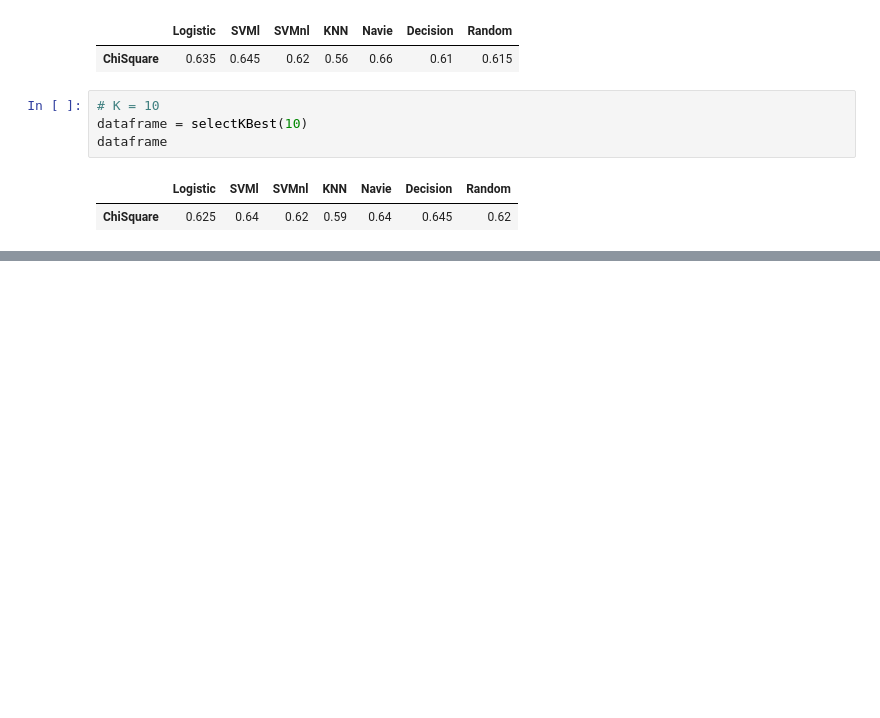
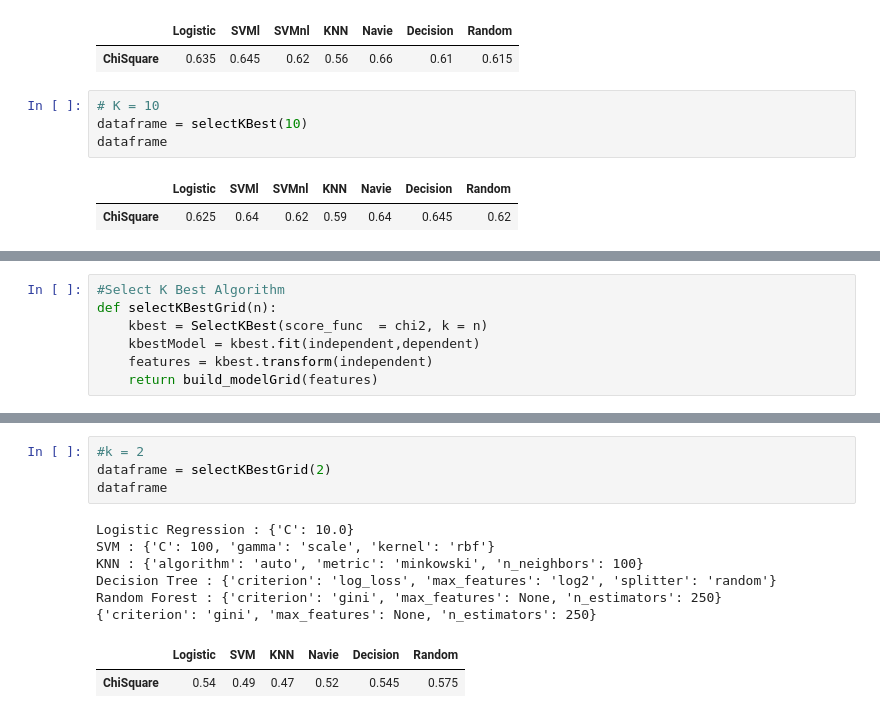
Before and after one commit to ThanigaivelGanapathi/ML-Capstone-Project, a Jupyter notebook: Feature Selection.ipynb, the cells around one changed output, grey strips where cells are left out. Cells and saved outputs as stored; diff of their text form; blank space fills up the shorter version.

```diff
--- a/Feature Selection.ipynb
+++ b/Feature Selection.ipynb
@@ -277,0 +281,7 @@ dataframe
+# %%
+#Select K Best Algorithm
+def selectKBestGrid(n):
+    kbest = SelectKBest(score_func  = chi2, k = n)
+    kbestModel = kbest.fit(independent,dependent)
+    features = kbest.transform(independent)
+    return build_modelGrid(features)
@@ -277,0 +418,13 @@ dataframe
+# %%
+#k = 2
+dataframe = selectKBestGrid(2)
+dataframe
+# %% [output]
+Logistic Regression : {'C': 10.0}
+SVM : {'C': 100, 'gamma': 'scale', 'kernel': 'rbf'}
+KNN : {'algorithm': 'auto', 'metric': 'minkowski', 'n_neighbors': 100}
+Decision Tree : {'criterion': 'log_loss', 'max_features': 'log2', 'splitter': 'random'}
+Random Forest : {'criterion': 'gini', 'max_features': None, 'n_estimators': 250}
+{'criterion': 'gini', 'max_features': None, 'n_estimators': 250}
+|  | Logistic | SVM | KNN | Navie | Decision | Random |
+| ChiSquare | 0.54 | 0.49 | 0.47 | 0.52 | 0.545 | 0.575 |
```
Also changed, not shown: parts of 7 cells of this notebook.
